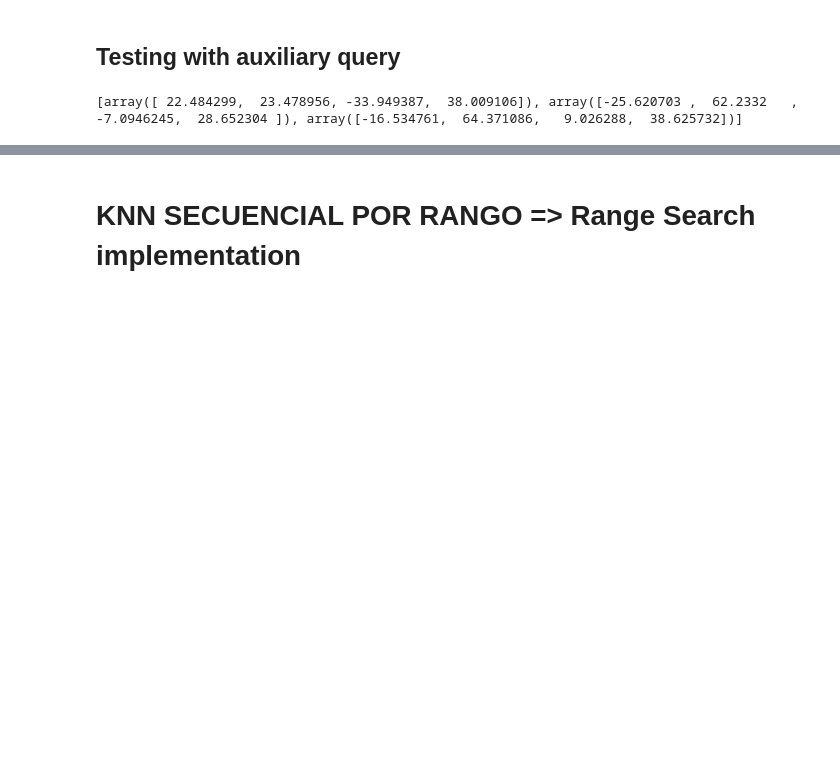
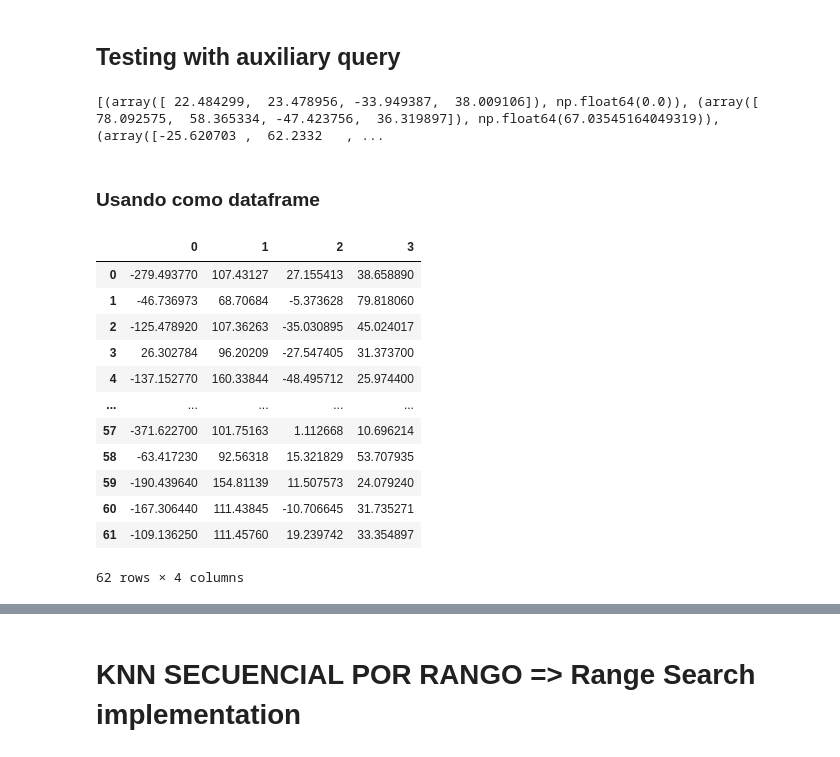
Before and after one commit to ricardoamiel/TestingRevInd, a Jupyter notebook: extract-features-tests.ipynb, the cells around one changed output, grey strips where cells are left out. Cells and saved outputs as stored; diff of their text form; code cells hidden in the pictures; blank space fills up the shorter version.

```diff
--- a/extract-features-tests.ipynb
+++ b/extract-features-tests.ipynb
@@ -120,12 +120,34 @@ def KNNPriorityQueue(query, K):
 # %%
 #generate auxiliar query
 query = np.array([0.4576, 0.034567, 0.1234, 0.9876])
+query_exact = np.array([ 22.484299,  23.478956, -33.949387,  38.009106])
 # generate query 128 d
 query128d = np.random.rand(128)
 #print(query128d, len(query128d))
 
 K = 3
-result = KNNPriorityQueue(query, K)
+result = KNNPriorityQueue(query_exact, K)
 print(result)
 # %% [output]
-[array([ 22.484299,  23.478956, -33.949387,  38.009106]), array([-25.620703 ,  62.2332   ,  -7.0946245,  28.652304 ]), array([-16.534761,  64.371086,   9.026288,  38.625732])]
+[(array([ 22.484299,  23.478956, -33.949387,  38.009106]), np.float64(0.0)), (array([ 78.092575,  58.365334, -47.423756,  36.319897]), np.float64(67.03545164049319)), (array([-25.620703 ,  62.2332   , ...
+# %% [markdown]
+### Usando como dataframe
+# %%
+import pandas as pd
+
+datatrain = pd.read_csv('caracteristicas.txt', delimiter=',',header=None)
+datatrain
+# %% [output]
+|  | 0 | 1 | 2 | 3 |
+| 0 | -279.493770 | 107.43127 | 27.155413 | 38.658890 |
+| 1 | -46.736973 | 68.70684 | -5.373628 | 79.818060 |
+| 2 | -125.478920 | 107.36263 | -35.030895 | 45.024017 |
+| 3 | 26.302784 | 96.20209 | -27.547405 | 31.373700 |
+| 4 | -137.152770 | 160.33844 | -48.495712 | 25.974400 |
+| ... | ... | ... | ... | ... |
+| 57 | -371.622700 | 101.75163 | 1.112668 | 10.696214 |
+| 58 | -63.417230 | 92.56318 | 15.321829 | 53.707935 |
+| 59 | -190.439640 | 154.81139 | 11.507573 | 24.079240 |
+| 60 | -167.306440 | 111.43845 | -10.706645 | 31.735271 |
+| 61 | -109.136250 | 111.45760 | 19.239742 | 33.354897 |
+62 rows × 4 columns
```
Also changed, not shown: parts of 26 cells of this notebook.
